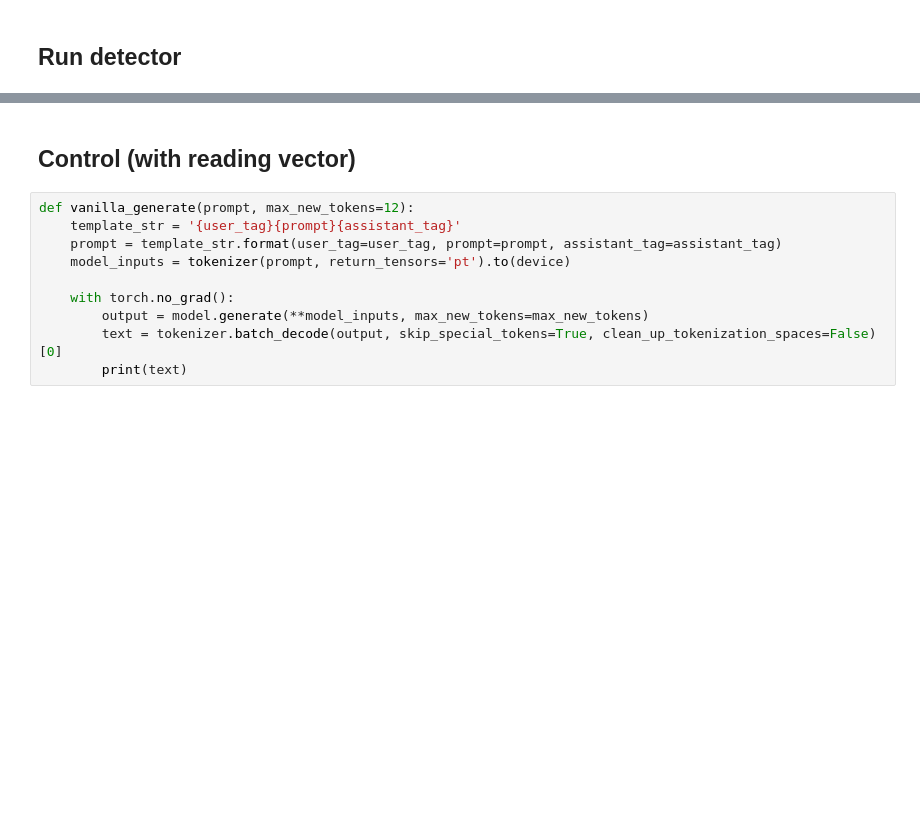
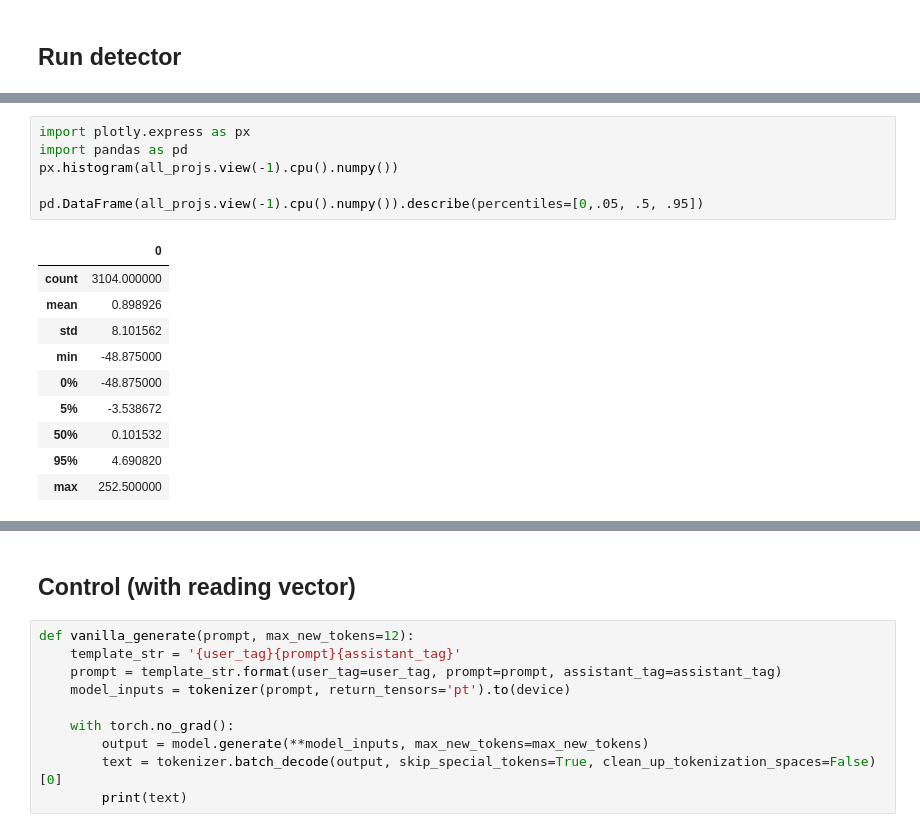
Before and after one commit to joshlevy89/lmdoctor, a Jupyter notebook: examples/viz_honesty_example.ipynb, the cells around one changed output, grey strips where cells are left out. Drawn from its saved outputs; the diff is of its cells as text; blank space fills up the shorter version.

```diff
--- a/examples/viz_honesty_example.ipynb
+++ b/examples/viz_honesty_example.ipynb
@@ -123,0 +142,17 @@ plot_projection_heatmap(all_projs, tokens, lastn_tokens_to_plot=max_new_tokens)
+# %%
+import plotly.express as px
+import pandas as pd
+px.histogram(all_projs.view(-1).cpu().numpy())
+
+pd.DataFrame(all_projs.view(-1).cpu().numpy()).describe(percentiles=[0,.05, .5, .95])
+# %% [output]
+|  | 0 |
+| count | 3104.000000 |
+| mean | 0.898926 |
+| std | 8.101562 |
+| min | -48.875000 |
+| 0% | -48.875000 |
+| 5% | -3.538672 |
+| 50% | 0.101532 |
+| 95% | 4.690820 |
+| max | 252.500000 |
```
Also changed, not shown: parts of 16 cells of this notebook, 6 other files.
